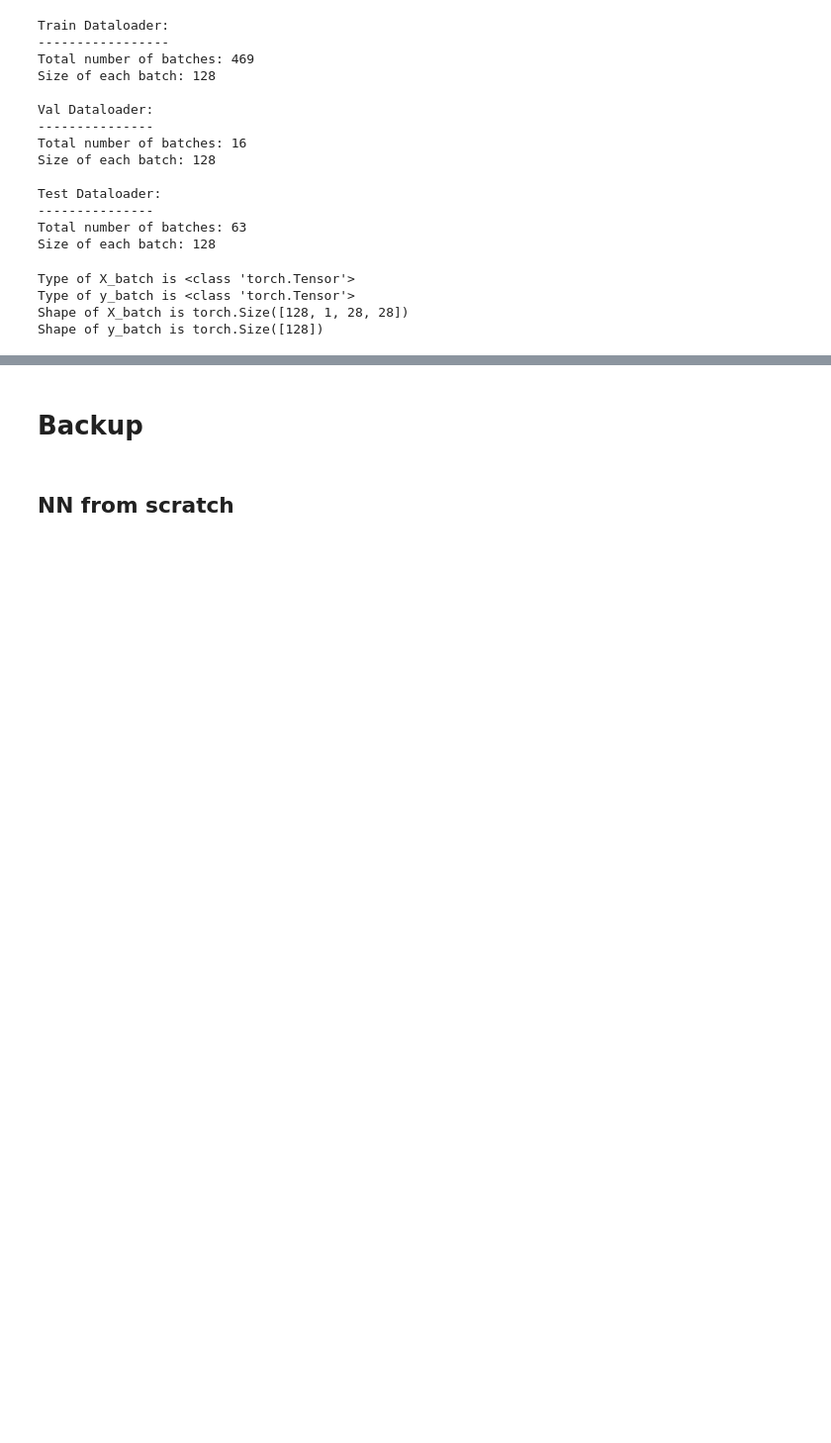
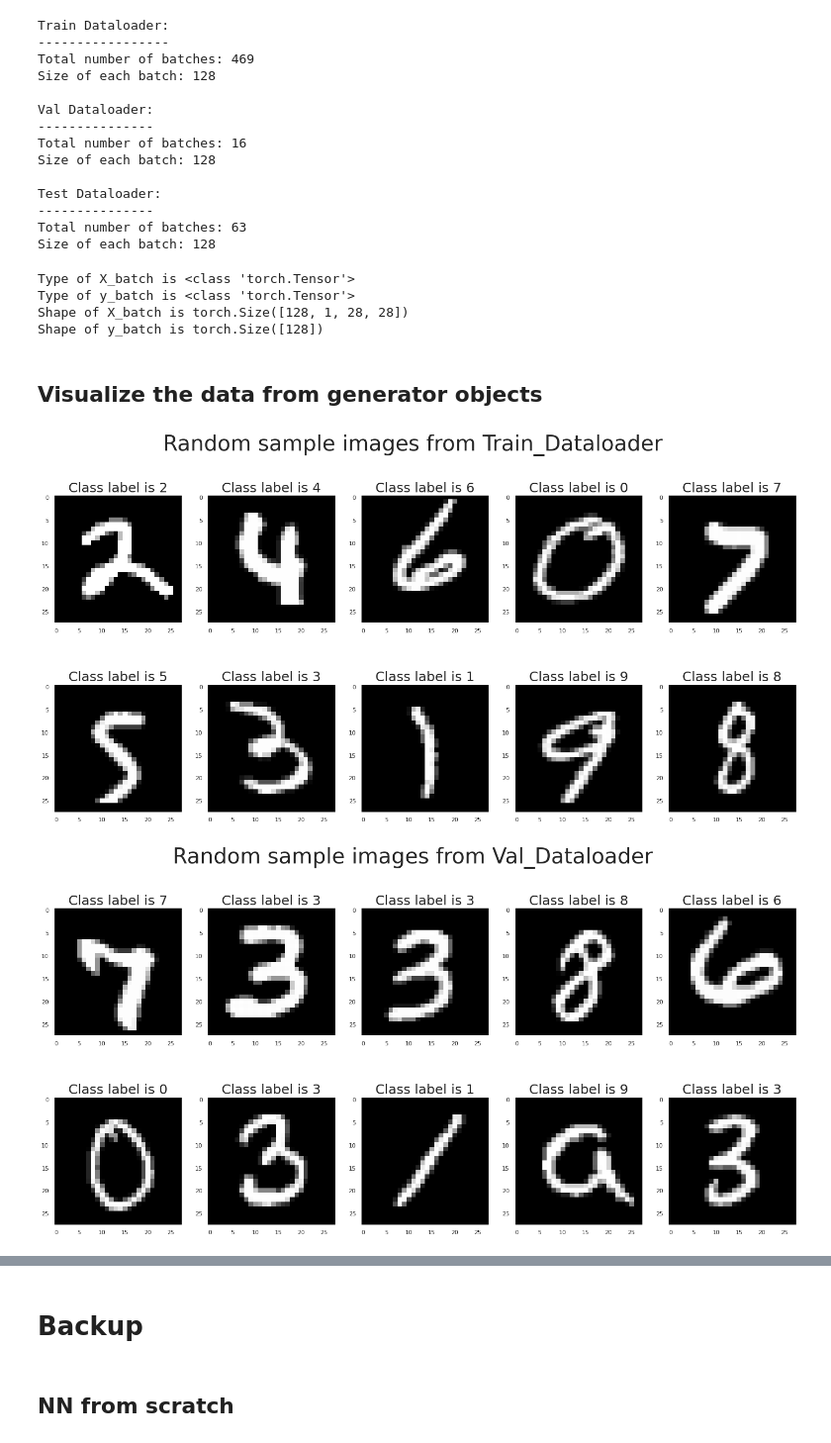
Before and after one commit to suresh-venkate/Code_Repositories, a Jupyter notebook: Deep_Learning/Computer_Vision/Image_Classification/MNIST/MNIST_Classification_PyTorch.ipynb, the cells around one changed output, grey strips where cells are left out. Shown at 99% size. Drawn from its saved outputs; the diff is of its cells as text; code cells hidden in the pictures; blank space fills up the shorter version.

```diff
--- a/Deep_Learning/Computer_Vision/Image_Classification/MNIST/MNIST_Classification_PyTorch.ipynb
+++ b/Deep_Learning/Computer_Vision/Image_Classification/MNIST/MNIST_Classification_PyTorch.ipynb
@@ -357,3 +409,27 @@ Type of X_batch is <class 'torch.Tensor'>
 Type of y_batch is <class 'torch.Tensor'>
 Shape of X_batch is torch.Size([128, 1, 28, 28])
 Shape of y_batch is torch.Size([128])
+# %% [markdown]
+## Visualize the data from generator objects
+# %%
+# Generate a batch of data from train_generator
+X_batch, y_batch = next(iter(train_dataloader))
+X_batch, y_batch = (X_batch.numpy(), y_batch.numpy())
+viz_data_from_array('Train_Dataloader', X_batch, y_batch, 'float', 'grayscale', num_images = 10,\
+                    num_cols = 5, col_size = 5, row_size = 6)
+print("\n\n")
+# Generate a batch of data from validation_generator
+X_batch, y_batch = next(iter(val_dataloader))
+X_batch, y_batch = (X_batch.numpy(), y_batch.numpy())
+viz_data_from_array('Val_Dataloader', X_batch, y_batch, 'float', 'grayscale', num_images = 10,\
+                    num_cols = 5, col_size = 5, row_size = 6)
+print("\n\n")
+# Generate a batch of data from test_generator
+X_batch, y_batch = next(iter(test_dataloader))
+X_batch, y_batch = (X_batch.numpy(), y_batch.numpy())
+viz_data_from_array('Test_Dataloader', X_batch, y_batch, 'float', 'grayscale', num_images = 10,\
+                    num_cols = 5, col_size = 5, row_size = 6)
+print("\n\n")
+# %% [output]
+[figure, added]
+[figure, added]
```
Also changed, not shown: parts of 14 cells of this notebook.
